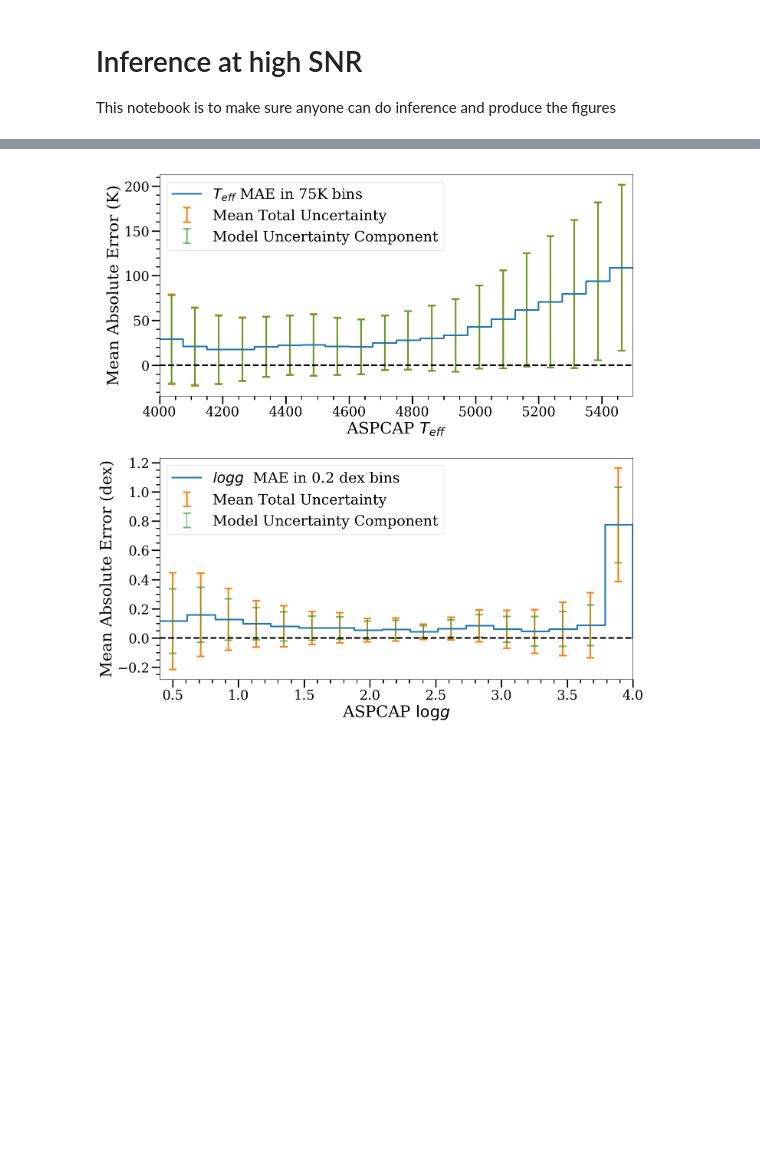
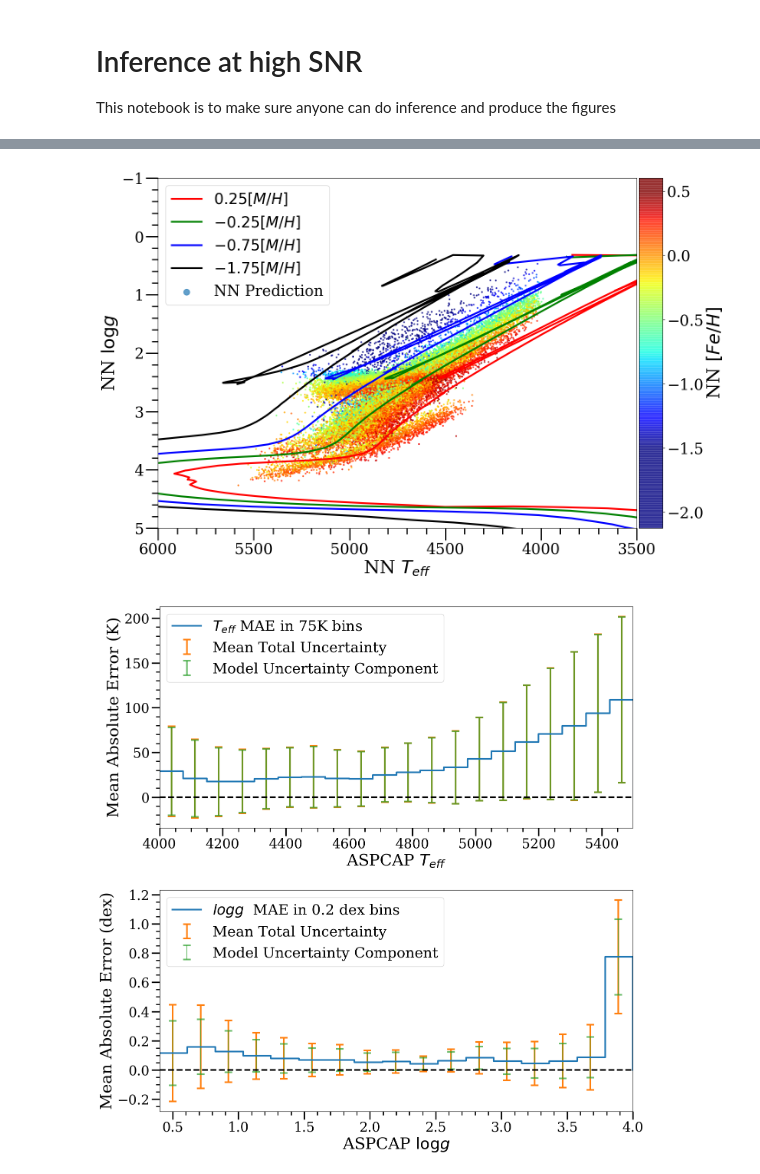
Before and after one commit to henrysky/astroNN_spectra_paper_figures, a Jupyter notebook: Inference_highSNR.ipynb, the cells around one changed output, grey strips where cells are left out. Drawn from its saved outputs; the diff is of its cells as text; code cells hidden in the pictures; blank space fills up the shorter version.

Commit message:
add isochrones

```diff
--- a/Inference_highSNR.ipynb
+++ b/Inference_highSNR.ipynb
@@ -35,3 +45,67 @@ Completed Dropout Variational Inference with 100 forward passes, 108.72s in tota
+# %%
+%matplotlib inline
+import numpy as np
+import pylab as plt
+import astropy.io.ascii
+from astropy.io import fits
+from mpl_toolkits.axes_grid1 import make_axes_locatable
+
+plt.rc('font',**{'family': 'serif', 'weight':'medium', 'size':20})
+
+# load +0.25Z
+data_p025 = astropy.io.ascii.read('isochrones\z_p025.dat')
+teff_isochrone_p025 = 10 ** data_p025['col6']
+logg_isochrone_p025 = data_p025['col7']
+good_idx_p025 = [(logg_isochrone_p025 > 0.3) & (teff_isochrone_p025 < 6200)]
+
+# load -0.25Z
+data_n025 = astropy.io.ascii.read('isochrones\z_n025.dat')
+teff_isochrone_n025 = 10 ** data_n025['col6']
+logg_isochrone_n025 = data_n025['col7']
+good_idx_n025 = [(logg_isochrone_n025 > 0.3) & (teff_isochrone_n025 < 6200)]
+
+# load -0.75Z
+data_n075 = astropy.io.ascii.read('isochrones\z_n075.dat')
+teff_isochrone_n075 = 10 ** data_n075['col6']
+logg_isochrone_n075 = data_n075['col7']
+good_idx_n075 = [(logg_isochrone_n075 > 0.3) & (teff_isochrone_n075 < 6200)]
+
+# load -1.75Z
+data_n175 = astropy.io.ascii.read('isochrones\z_n175.dat')
+teff_isochrone_n175 = 10 ** data_n175['col6']
+logg_isochrone_n175 = data_n175['col7']
+good_idx_n175 = [(logg_isochrone_n175 > 0.3) & (teff_isochrone_n175 < 6200)]
+
+fig = plt.figure(figsize=(15,10), dpi=100)
+ax = plt.gca()
+plt.scatter(pred[:,0], pred[:,1], s=4., c=pred[:,19], label=f'NN Prediction', alpha=0.7, cmap='jet')
+plt.plot(teff_isochrone_p025[good_idx_p025], logg_isochrone_p025[good_idx_p025], lw=3., c='r', label=r'$0.25 [M/H]$')
+plt.plot(teff_isochrone_n025[good_idx_n025], logg_isochrone_n025[good_idx_n025], lw=3., c='g', label=r'$-0.25 [M/H]$')
+plt.plot(teff_isochrone_n075[good_idx_n075], logg_isochrone_n075[good_idx_n075], lw=3., c='b', label=r'$-0.75 [M/H]$')
+plt.plot(teff_isochrone_n175[good_idx_n175], logg_isochrone_n175[good_idx_n175], lw=3., c='k', label=r'$-1.75 [M/H]$')
+plt.xlabel('NN ' +"$T_{eff}$", fontsize=30)
+plt.ylabel('NN '+'$\log{g}$', fontsize=30)
+plt.xlim((3500., 6000.))
+plt.ylim((-1., 5.))
+plt.legend(loc='best', fontsize=25, markerscale=5)
+plt.minorticks_on()
+plt.tick_params(labelsize=25, width=2, length=20, which='major')
+plt.tick_params(width=2, length=10, which='minor')
+ax.invert_xaxis()
+ax.invert_yaxis()
+#colorbar
+divider = make_axes_locatable(ax)
+cax = divider.append_axes("right", size="5%", pad=0.05)
+cbar = plt.colorbar(cax=cax)
+cbar.set_clim(vmin=-1.5, vmax=0.5)
+cbar.ax.tick_params(labelsize=25)
+cbar.set_label("NN "+"$[Fe/H]$", size=30)
+
+plt.tight_layout()
+plt.savefig('logg_teff_fe_isochrones.png')
+plt.show()
+# %% [output]
+[figure, added]
 # %%
 %matplotlib inline
 import pylab as plt
```
Also changed, not shown: parts of 2 cells of this notebook, 6 other files.
